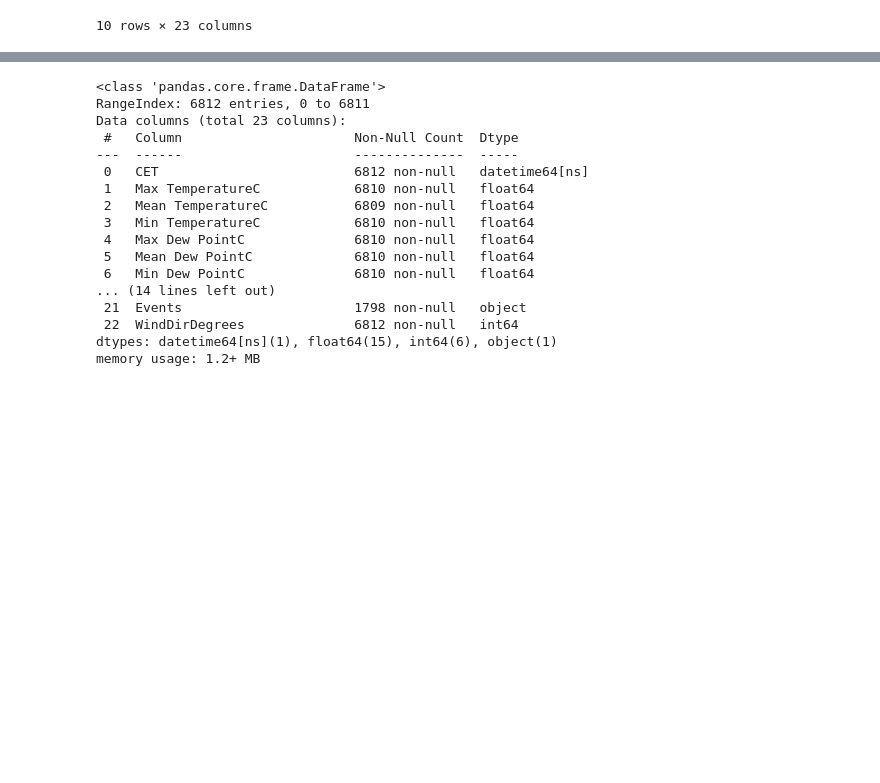
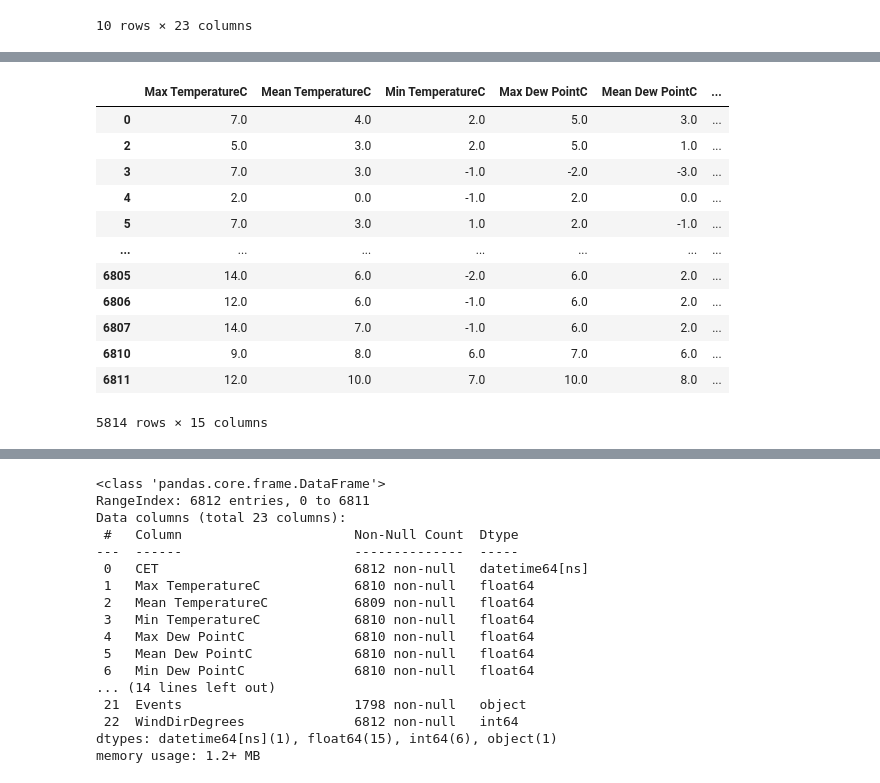
Before and after one commit to nnyPRO/Daily_Weather, a Jupyter notebook: code/Ta.ipynb, the cells around one changed output, grey strips where cells are left out. Drawn from its saved outputs; the diff is of its cells as text; code cells hidden in the pictures; blank space fills up the shorter version.

```diff
--- a/code/Ta.ipynb
+++ b/code/Ta.ipynb
@@ -101,0 +105,23 @@ data['CET'] = pd.to_datetime(data['CET'])
+# %%
+df = data.copy()
+# show cell that has null value
+var = df[df.isnull().any(axis=1)]
+
+# create new data frame with row have null value and list of column that has null value
+var = df[df.isnull().any(axis=1)][df.columns[df.isnull().any()]]
+
+var
+# %% [output]
+|  | Max TemperatureC | Mean TemperatureC | Min TemperatureC | Max Dew PointC | Mean Dew PointC | ... |
+| 0 | 7.0 | 4.0 | 2.0 | 5.0 | 3.0 | ... |
+| 2 | 5.0 | 3.0 | 2.0 | 5.0 | 1.0 | ... |
+| 3 | 7.0 | 3.0 | -1.0 | -2.0 | -3.0 | ... |
+| 4 | 2.0 | 0.0 | -1.0 | 2.0 | 0.0 | ... |
+| 5 | 7.0 | 3.0 | 1.0 | 2.0 | -1.0 | ... |
+| ... | ... | ... | ... | ... | ... | ... |
+| 6805 | 14.0 | 6.0 | -2.0 | 6.0 | 2.0 | ... |
+| 6806 | 12.0 | 6.0 | -1.0 | 6.0 | 2.0 | ... |
+| 6807 | 14.0 | 7.0 | -1.0 | 6.0 | 2.0 | ... |
+| 6810 | 9.0 | 8.0 | 6.0 | 7.0 | 6.0 | ... |
+| 6811 | 12.0 | 10.0 | 7.0 | 10.0 | 8.0 | ... |
+5814 rows × 15 columns
```
Also changed, not shown: parts of 12 cells of this notebook, 1 other file.
